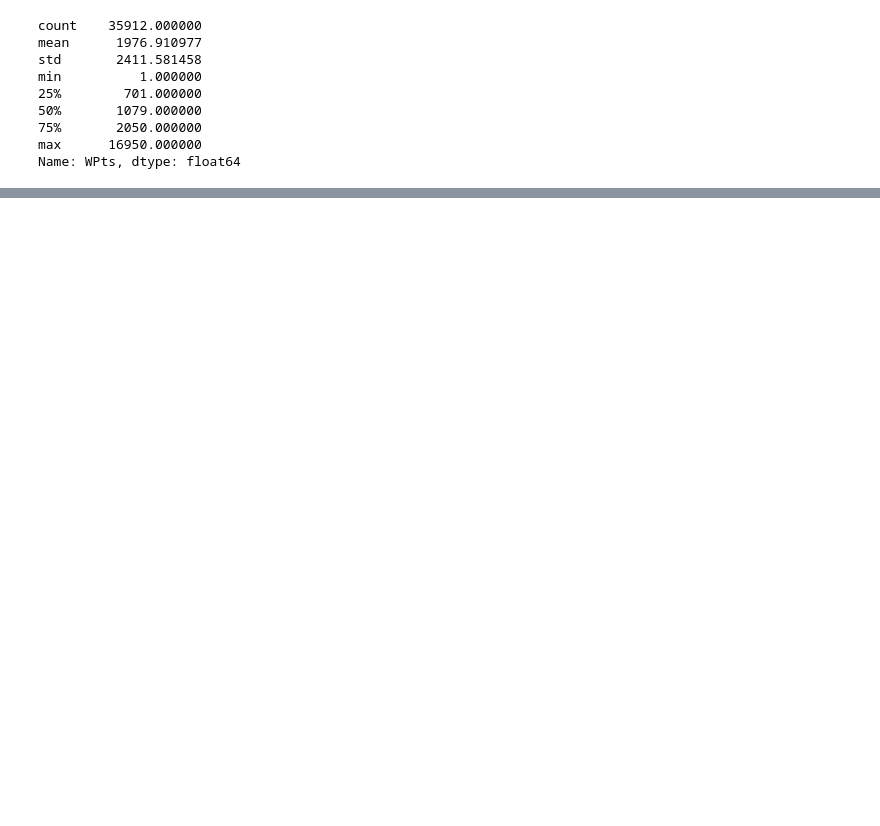
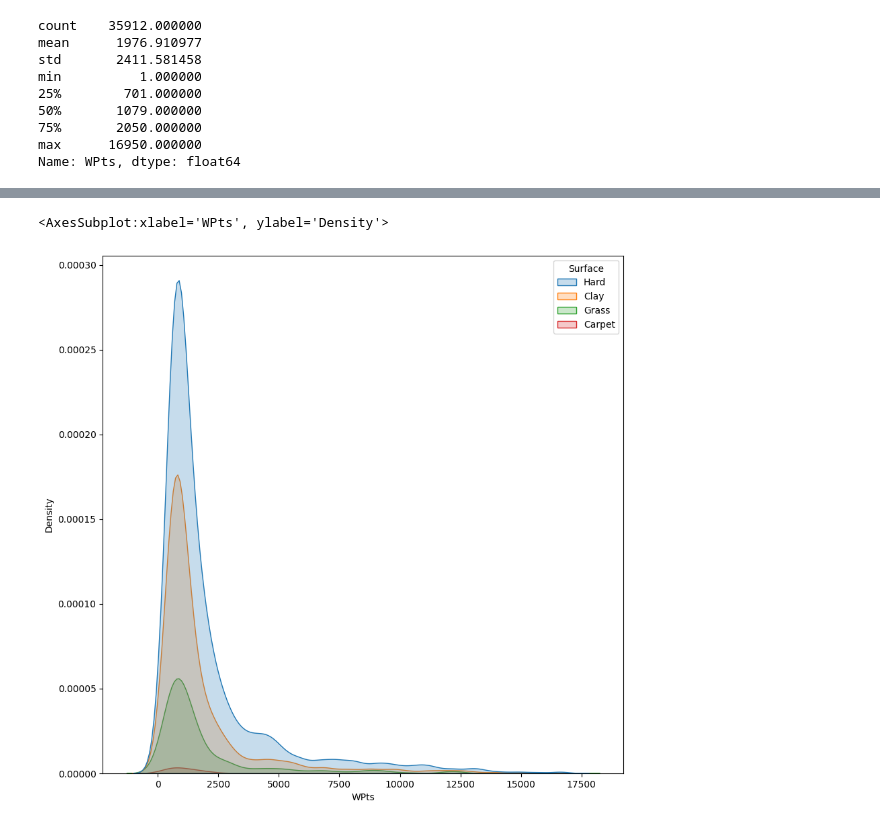
Before and after one commit to legabrielo/Tennis, a Jupyter notebook: tennis.ipynb, the cells around one changed output, grey strips where cells are left out. Cells and saved outputs as stored; diff of their text form; code cells hidden in the pictures; blank space fills up the shorter version.

```diff
--- a/tennis.ipynb
+++ b/tennis.ipynb
@@ -112,0 +141,9 @@ Name: WPts, dtype: float64
+# %%
+# Analisis de los puntos para ganar deèndiendo de la supeerficie
+
+hue = df.Surface
+plt.figure(figsize=(10,10))
+sns.kdeplot(x= df.WPts, hue=hue, fill=True)
+# %% [output]
+<AxesSubplot:xlabel='WPts', ylabel='Density'>
+[figure, added]
```
Also changed, not shown: parts of 4 cells of this notebook.
